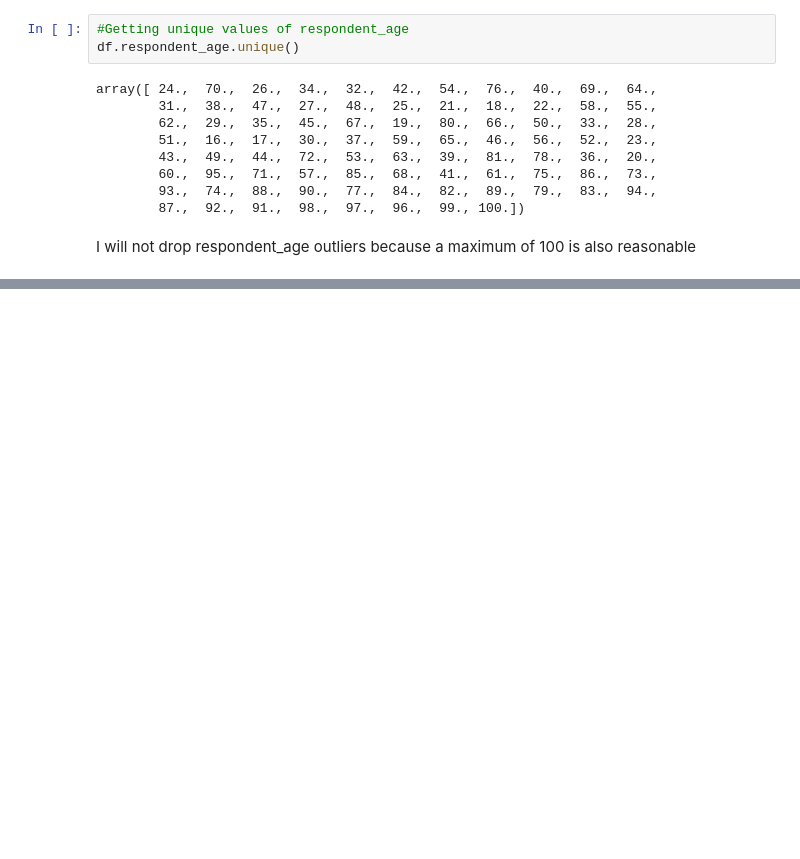
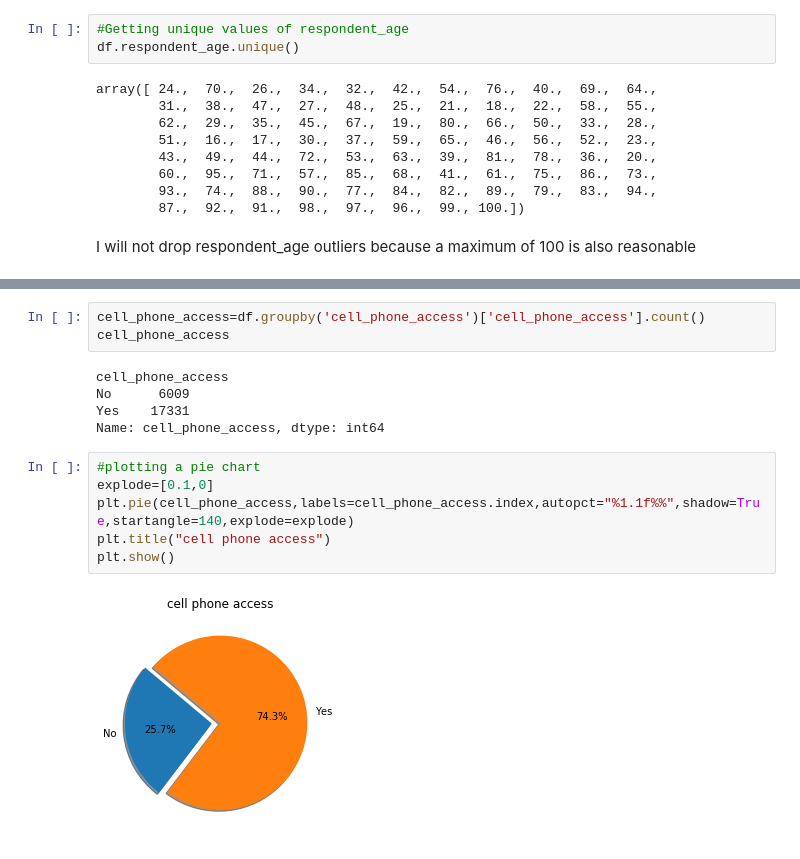
Before and after one commit to kaindoh/Financial-Inclusion-Data-Analysis, a Jupyter notebook: Individuals_are_most_likely_to_have_or_use_a_bank_account.ipynb, the cells around one changed output, grey strips where cells are left out. Drawn from its saved outputs; the diff is of its cells as text; blank space fills up the shorter version.

```diff
--- a/Individuals_are_most_likely_to_have_or_use_a_bank_account.ipynb
+++ b/Individuals_are_most_likely_to_have_or_use_a_bank_account.ipynb
@@ -219,0 +357,16 @@ I will not drop respondent_age outliers because a maximum of 100 is also reasona
+# %%
+cell_phone_access=df.groupby('cell_phone_access')['cell_phone_access'].count()
+cell_phone_access
+# %% [output]
+cell_phone_access
+No      6009
+Yes    17331
+Name: cell_phone_access, dtype: int64
+# %%
+#plotting a pie chart
+explode=[0.1,0]
+plt.pie(cell_phone_access,labels=cell_phone_access.index,autopct="%1.1f%%",shadow=True,startangle=140,explode=explode)
+plt.title("cell phone access")
+plt.show()
+# %% [output]
+[figure, added]
```
Also changed, not shown: parts of 83 cells of this notebook.
